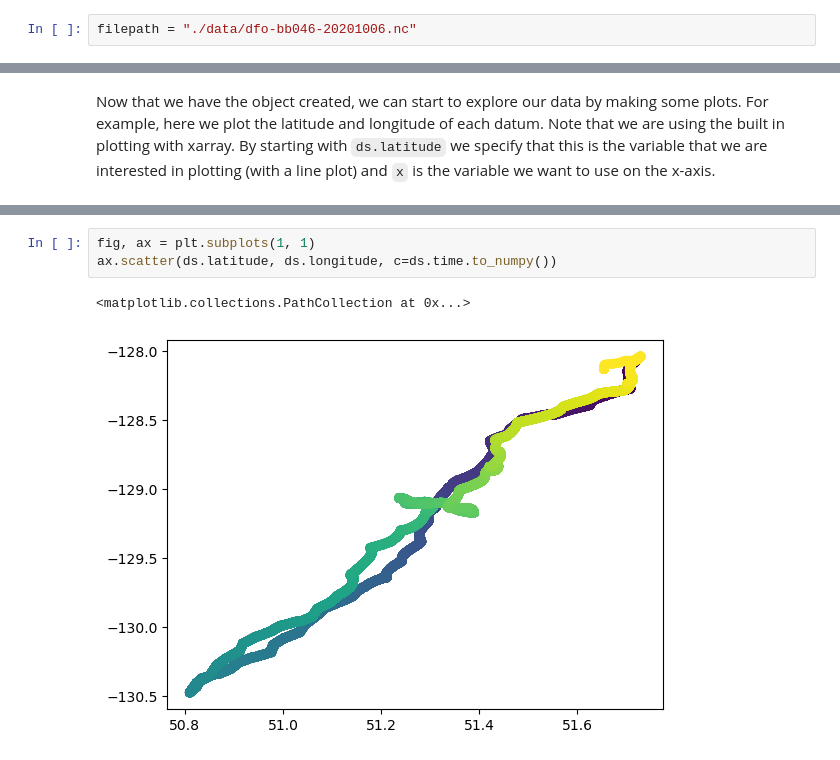
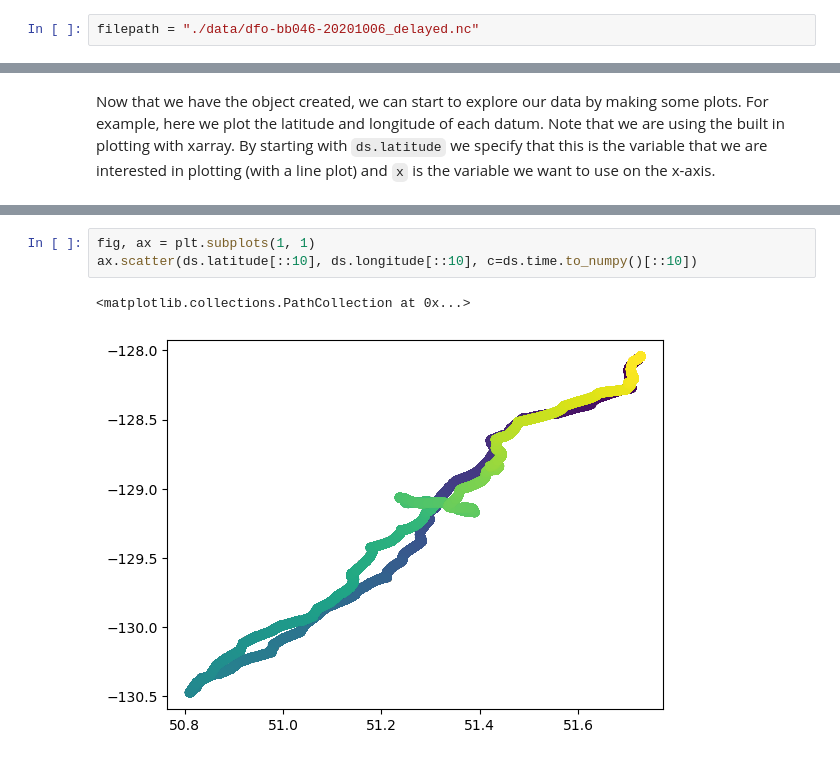
Before and after one commit to lheagy/prodigy-intro, a Jupyter notebook: NetCDF-xarray.ipynb, the cells around one changed output, grey strips where cells are left out. Drawn from its saved outputs; the diff is of its cells as text.

Commit message:
update data set

```diff
--- a/NetCDF-xarray.ipynb
+++ b/NetCDF-xarray.ipynb
@@ -22,7 +22,7 @@ import xarray as xr
 # %% [markdown]
 Define the path to the data. Note that I downloaded the data from: https://cproof.uvic.ca/gliderdata/deployments/dfo-bb046/dfo-bb046-20201006/ and put it in a local `data` directory
 # %%
-filepath = "./data/dfo-bb046-20201006.nc"
+filepath = "./data/dfo-bb046-20201006_delayed.nc"
 # %% [markdown]
 We will use Xarray to load the dataset into an object called `ds`. Note that Xarray has a nice way to display what is in the NetCDF file. Running the next cell opens that data set and provides you with a nice viewer that shows you the coordinates and variables that you have access to.
 # %%
@@ -77,7 +79,7 @@ Attributes:
     observation_type:  measured
 # %%
 fig, ax = plt.subplots(1, 1)
-ax.scatter(ds.latitude, ds.longitude, c=ds.time.to_numpy())
+ax.scatter(ds.latitude[::10], ds.longitude[::10], c=ds.time.to_numpy()[::10])
 # %% [output]
 <matplotlib.collections.PathCollection at 0x...>
-[figure, old version]
+[figure, new version]
```
Also changed, not shown: parts of 4 cells of this notebook.
